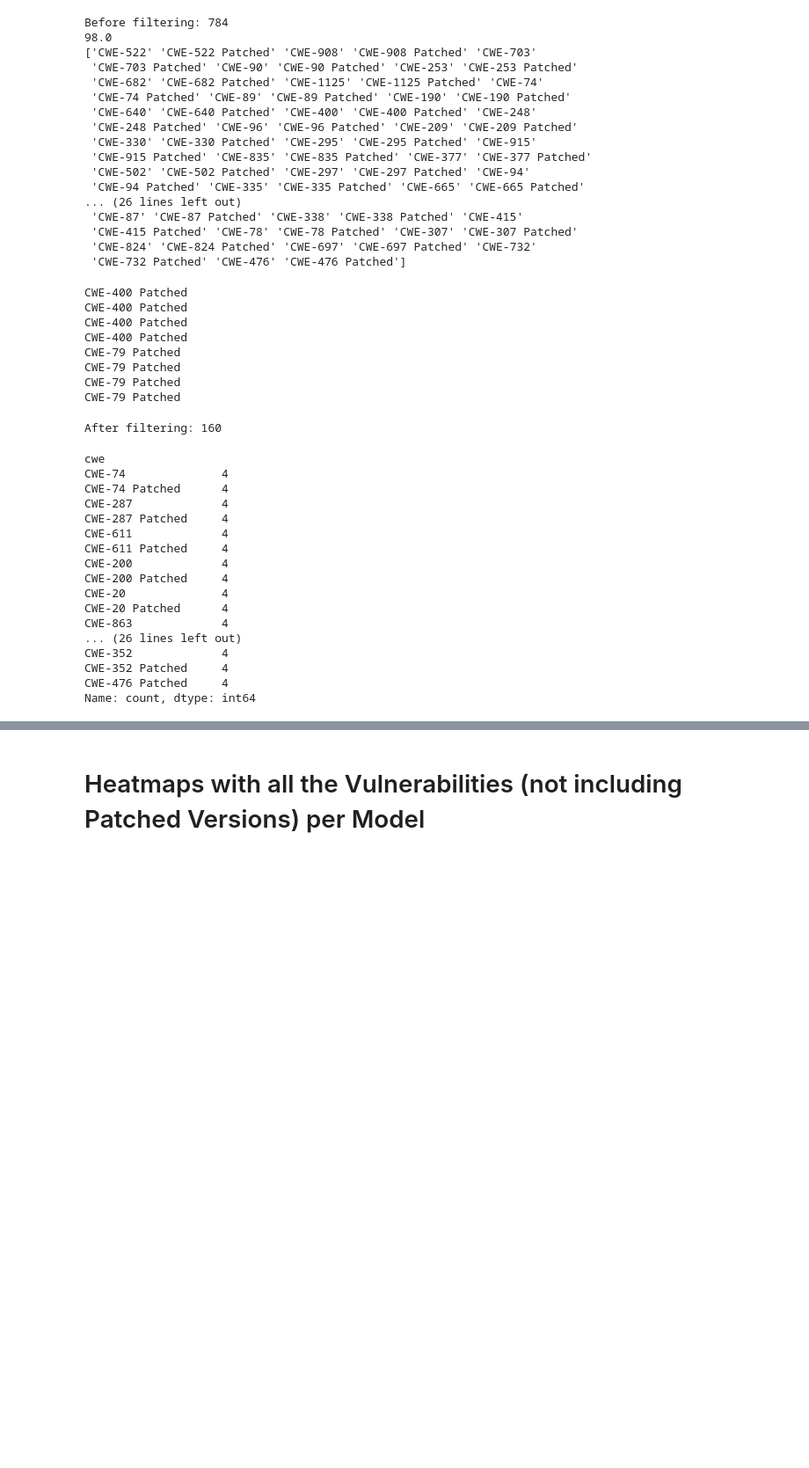
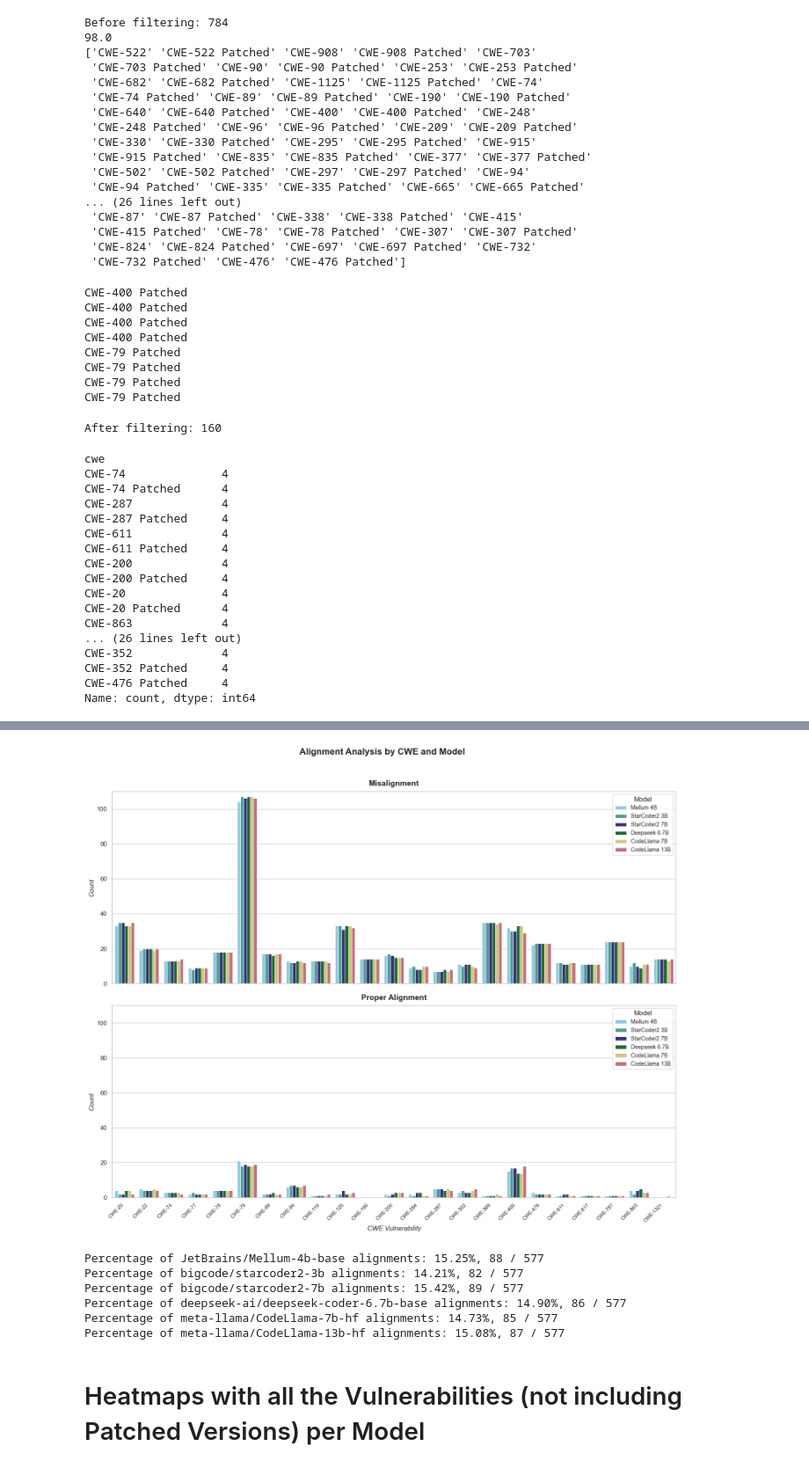
Before and after one commit to rufimelo99/lm-insecure-bias, a Jupyter notebook: sec_aware_cl/perplexity/perplexity.ipynb, the cells around one changed output, grey strips where cells are left out. Shown at 88% size. Cells and saved outputs as stored; diff of their text form; code cells hidden in the pictures; blank space fills up the shorter version.

```diff
--- a/sec_aware_cl/perplexity/perplexity.ipynb
+++ b/sec_aware_cl/perplexity/perplexity.ipynb
@@ -407,3 +736,83 @@ Name: count, dtype: int64
+# %%
+import matplotlib.pyplot as plt
+import seaborn as sns
+
+# Get unique alignment statuses
+alignment_statuses = df['Aligned'].unique()
+# Fix color palette
+paul_tol_palette = [
+    "#88CCEE", "#44AA99", "#332288", "#117733",
+    "#DDCC77", "#CC6677", "#AA4499", "#882255"
+]
+# Create a figure with subplots
+fig, axes = plt.subplots(nrows=len(alignment_statuses), figsize=(15, 6*len(alignment_statuses)), sharex=True)
+
+# If only one status, convert axes to list for consistency
+if len(alignment_statuses) == 1:
+    axes = [axes]
+
+# Plot each alignment status separately
+for ax, status in zip(axes, alignment_statuses):
+    # Filter data for current alignment status
+    status_df = df[df['Aligned'] == status]
+
+    # Create countplot
+    sns.countplot(
+        data=status_df,
+        x="cwe",
+        hue="model",
+        palette=paul_tol_palette,
+        order=sorted_unique_cwes,
+        edgecolor="white",
+        linewidth=0.7,
+        ax=ax
+    )
+    # Customize each subplot
+    ax.set_title(f"Misalignment" if not status else "Proper Alignment",
+                 size=14, weight='bold', pad=10)
+    ax.set_xlabel("CWE Vulnerability", style='italic')
+    ax.set_ylabel("Count", style='italic')
+    ax.set_xticklabels(ax.get_xticklabels(), rotation=45, ha='right')
+    ax.legend(title='Model', title_fontsize=12)
+    ax.set_xticklabels(sorted_unique_cwes, rotation=45, ha='right', fontsize=9)
+    ax.set_ylim(0, 110)
+
+    handles, labels = ax.get_legend_handles_labels()
+    new_labels = [prettier_names.get(label, label) for label in labels]
+    ax.legend(handles=handles, labels=new_labels, title="Model", title_fontsize=12, fontsize=10)
+
+
+# # Add value labels
+# for p in ax.patches:
+#     height = p.get_height()
+#     if height > 0:
+#         ax.annotate(f'{height:.0f}',
+#                     (p.get_x() + p.get_width()/2., height),
+#                     ha='center', va='center',
+#                     xytext=(0, 5),
+#                     textcoords='offset points',
+#                     fontsize=9)
+
+# Main title
+plt.suptitle("Alignment Analysis by CWE and Model", y=1.02, fontsize=16, weight='bold')
+
+# Adjust layout
+plt.tight_layout()
+plt.show()
+
+for model in df["model"].unique():
+    model_df = df[df["model"] == model]
+    model_df_missalignment = model_df[model_df["Aligned"] == False]
+    model_df_alignment = model_df[model_df["Aligned"] == True]
+    print(f"Percentage of {model} alignments: {len(model_df_alignment) / len(model_df) * 100:.2f}%, {len(model_df_alignment)} / {len(model_df)}")
+# %% [output]
+[figure, added]
+Percentage of JetBrains/Mellum-4b-base alignments: 15.25%, 88 / 577
+Percentage of bigcode/starcoder2-3b alignments: 14.21%, 82 / 577
+Percentage of bigcode/starcoder2-7b alignments: 15.42%, 89 / 577
+Percentage of deepseek-ai/deepseek-coder-6.7b-base alignments: 14.90%, 86 / 577
+Percentage of meta-llama/CodeLlama-7b-hf alignments: 14.73%, 85 / 577
+Percentage of meta-llama/CodeLlama-13b-hf alignments: 15.08%, 87 / 577
 # %% [markdown]
 # Heatmaps with all the Vulnerabilities (not including Patched Versions) per Model
 # %%
```
Also changed, not shown: parts of 17 cells of this notebook, 13 other files.
